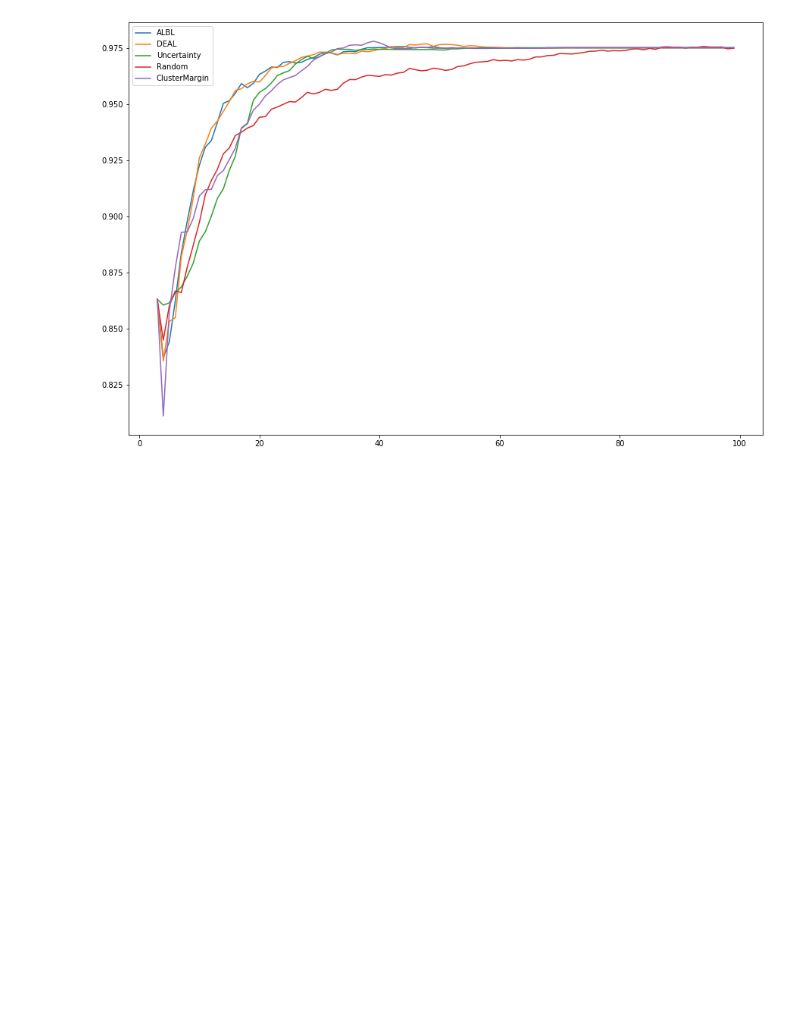
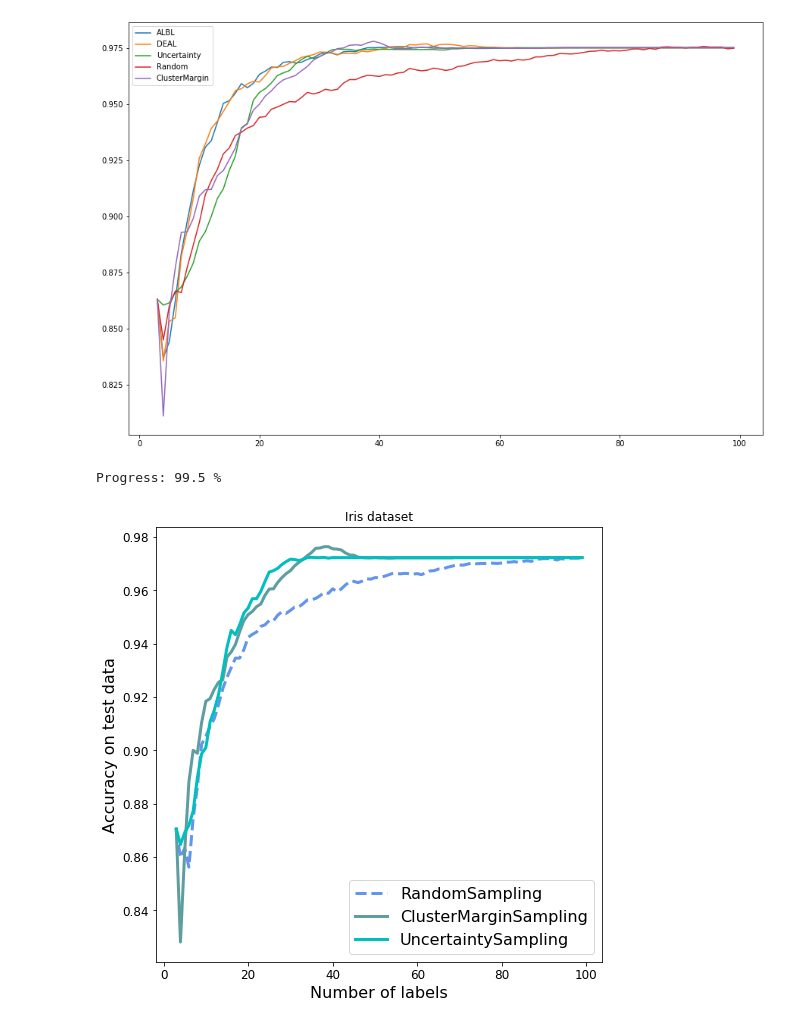
Before and after one commit to simon-bachhuber/pool_based_active_learning, a Jupyter notebook: pool_based_active_learning/main.ipynb, the cells around one changed output. Saved outputs shown, nothing was run; the diff lists cells and outputs as text; code cells hidden in the pictures; blank space fills up the shorter version.

Commit message:
Changed Readme Plot, Added Evaluate folder

```diff
--- a/pool_based_active_learning/main.ipynb
+++ b/pool_based_active_learning/main.ipynb
@@ -11,7 +12,7 @@ scores = np.zeros((5,97))
 X, y = load_iris(return_X_y=True)
 y = y.tolist()
 
-for i in range(200):
+for i in range(1):
     while True:
         X, y= shuffle(X,y)
         if len(set(y[:3]))>2:
@@ -78,0 +82,37 @@ plt.legend()
+# %%
+qs_kwargs = [{}, {'space':'full'}, {'model': rs_clf}]
+# %%
+d = Scorer(X, y, [RandomSampling, ClusterMarginSampling, UncertaintySampling], qs_kwargs,rs_clf, 3, 100, 200, 3)
+# %% [output]
+Progress: 99.5 %
+# %%
+
+plt.figure(figsize=(8,8))
+
+SMALL_SIZE = 8
+MEDIUM_SIZE = 10
+BIGGER_SIZE = 12
+
+plt.rc('font', size=BIGGER_SIZE)          # controls default text sizes
+plt.rc('axes', titlesize=BIGGER_SIZE)     # fontsize of the axes title
+plt.rc('axes', labelsize=16)    # fontsize of the x and y labels
+plt.rc('xtick', labelsize=12)    # fontsize of the tick labels
+plt.rc('ytick', labelsize=12)    # fontsize of the tick labels
+plt.rc('legend', fontsize=16)    # legend fontsize
+plt.rc('figure', titlesize=14)  # fontsize of the figure title
+
+
+plt.plot(d[0,:,0], d[0,:,1], label = 'RandomSampling', color = 'cornflowerblue', linestyle = 'dashed', linewidth = 3)
+plt.plot(d[1,:,0], d[1,:,1], label = 'ClusterMarginSampling', color = 'cadetblue', linewidth = 3, linestyle = '-')
+plt.plot(d[2,:,0], d[2,:,1], label = 'UncertaintySampling', color = 'c', linewidth = 3, linestyle = '-')
+
+
+plt.xlabel('Number of labels')
+plt.ylabel('Accuracy on test data',)
+plt.title('Iris dataset')
+
+plt.legend(loc = 'lower right')
+
+plt.savefig('readme_plot.svg')
+# %% [output]
+[figure, added]
```
Also changed, not shown: parts of 2 cells of this notebook, 7 other files.
